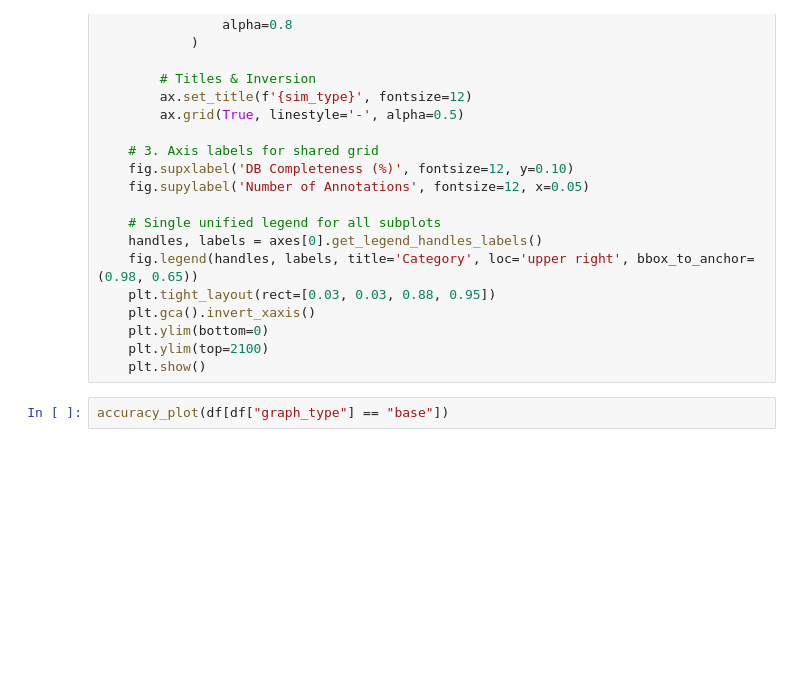
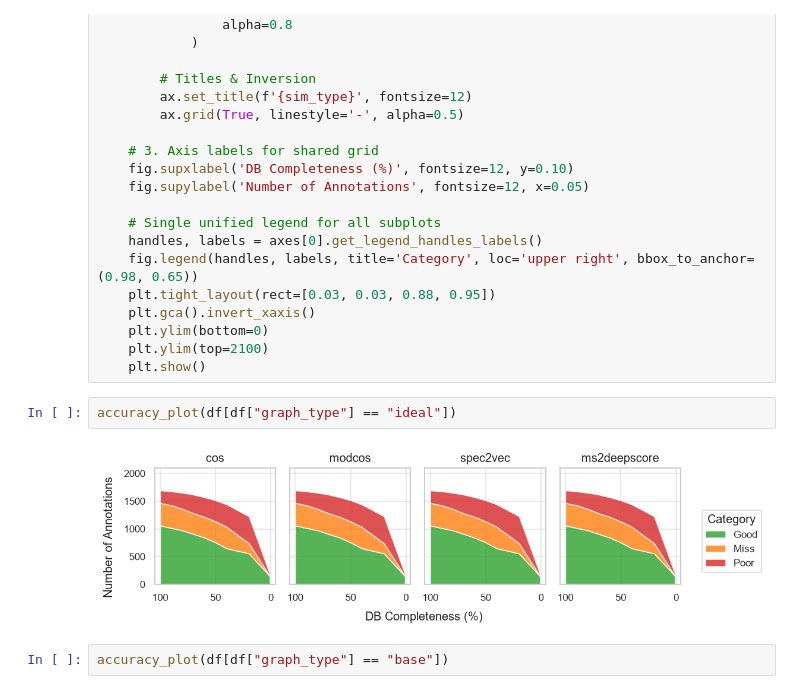
Before and after one commit to vdhooftcompmet/Mosaic-MS, a Jupyter notebook: notebooks/effect_of_db.ipynb, the cells around one changed output. Cells and saved outputs as stored; diff of their text form; blank space fills up the shorter version.

Commit message:
add ideal behaviour to benchmark

```diff
--- a/notebooks/effect_of_db.ipynb
+++ b/notebooks/effect_of_db.ipynb
@@ -74,6 +74,10 @@ def accuracy_plot(df):
     plt.ylim(bottom=0)
     plt.ylim(top=2100)
     plt.show()
+# %%
+accuracy_plot(df[df["graph_type"] == "ideal"])
+# %% [output]
+[figure, added]
 # %%
 accuracy_plot(df[df["graph_type"] == "base"])
 # %% [output]
```
Also changed, not shown: parts of 7 cells of this notebook, 1 other file.
